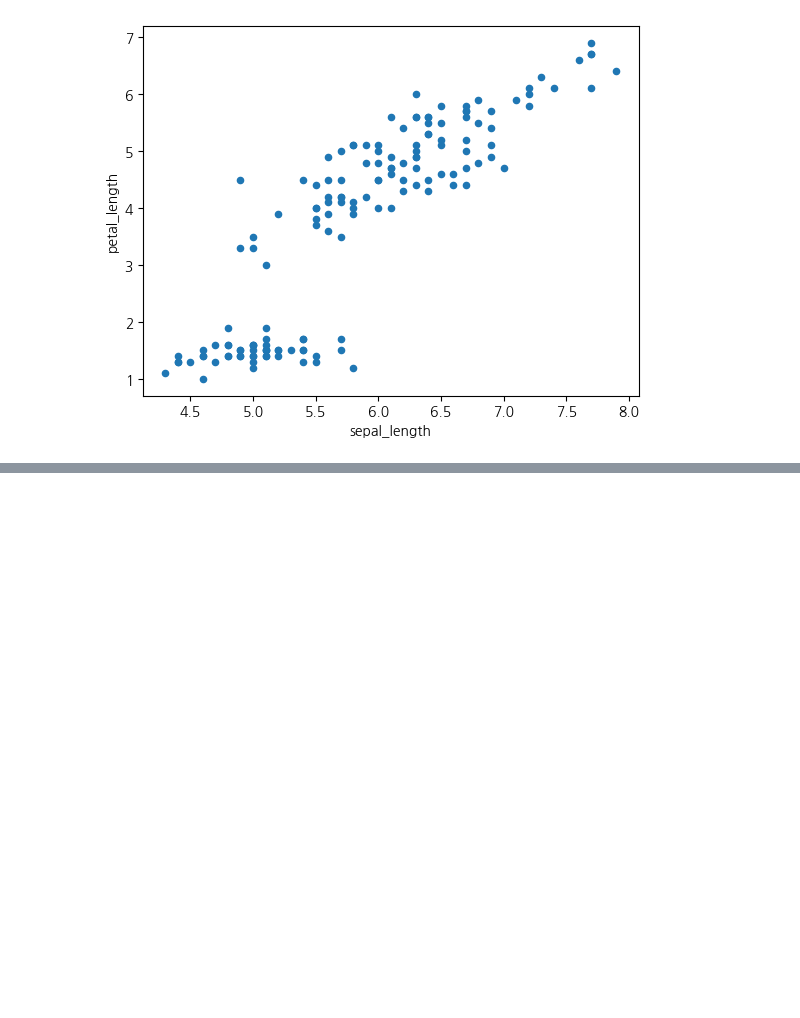
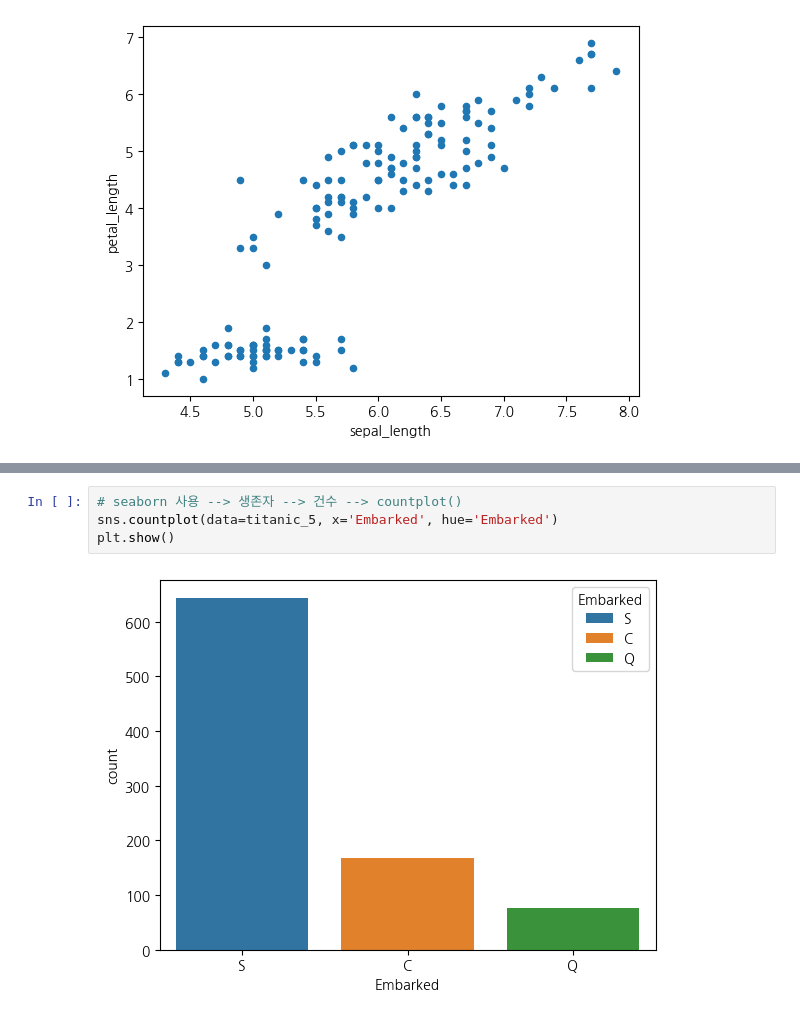
Before and after one commit to Donguk-Kim-kr/BigData-Practice, a Jupyter notebook: 17_seaborn.ipynb, the cells around one changed output, grey strips where cells are left out. Cells and saved outputs as stored; diff of their text form; blank space fills up the shorter version.

```diff
--- a/17_iris.ipynb
+++ b/17_seaborn.ipynb
@@ -273,0 +442,6 @@ plt.show()
+# %%
+# seaborn 사용 --> 생존자 --> 건수 --> countplot()
+sns.countplot(data=titanic_5, x='Embarked', hue='Embarked')
+plt.show()
+# %% [output]
+[figure, added]
```
Also changed, not shown: parts of 20 cells of this notebook, 1 other file.
